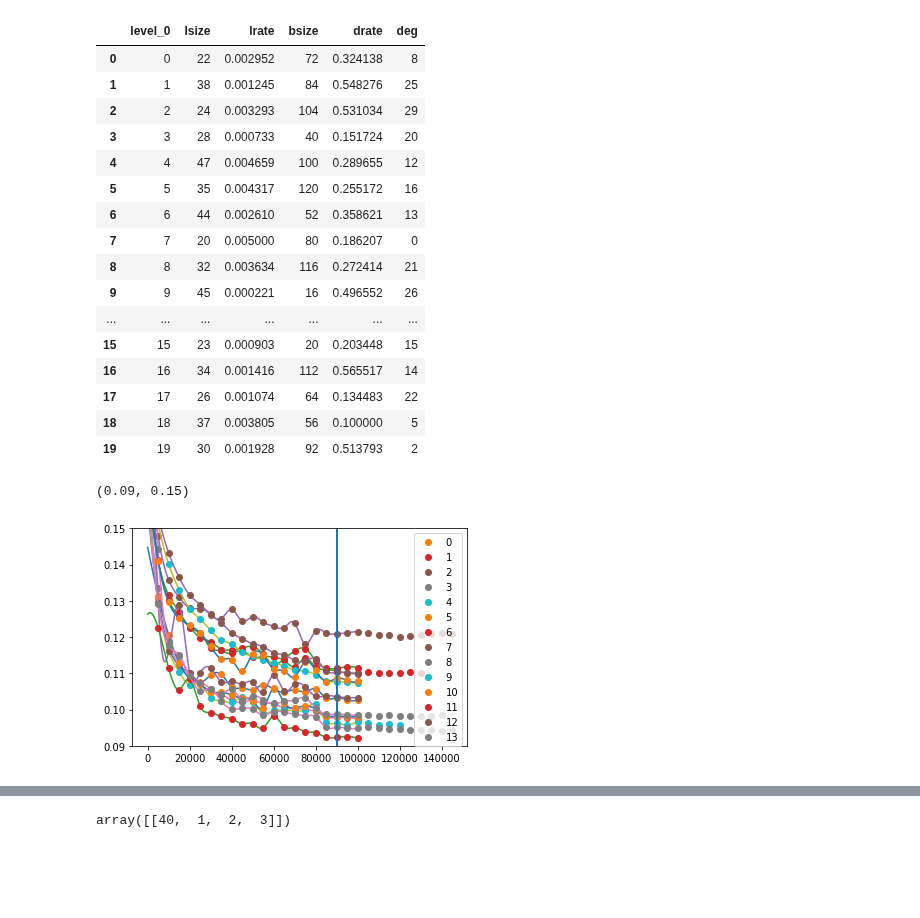
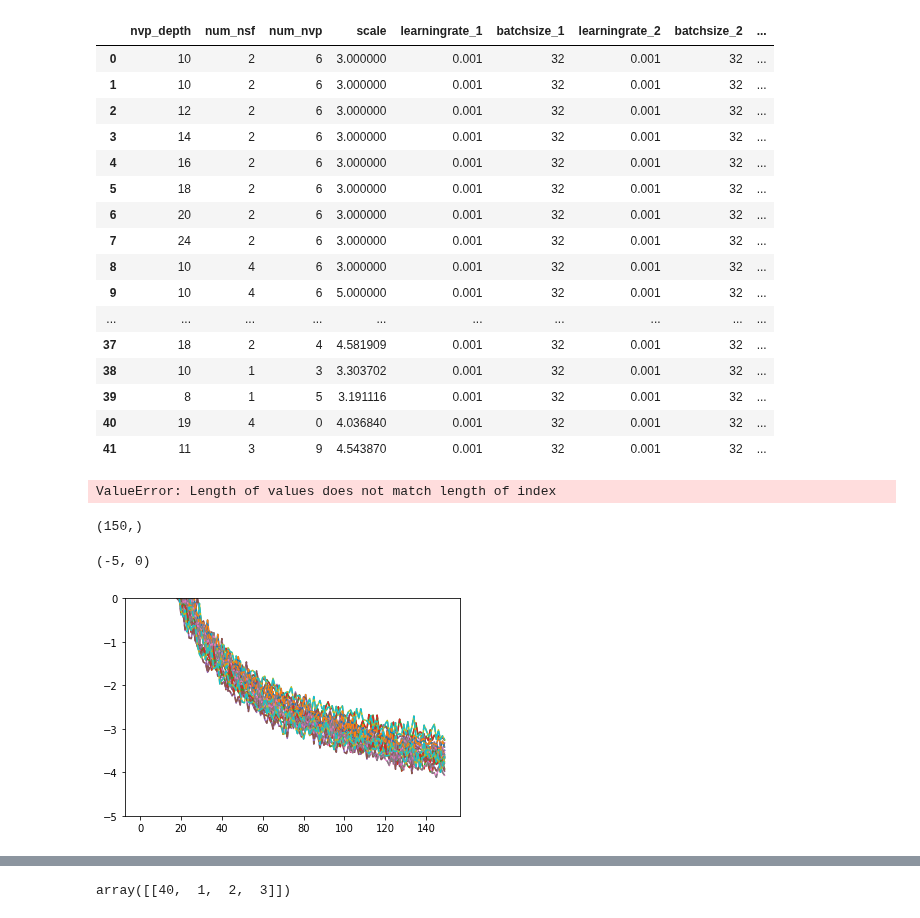
Before and after one commit to VMBoehm/PAE, a Jupyter notebook: notebooks/param_space_sampling.ipynb, the cells around one changed output, grey strips where cells are left out. Cells and saved outputs as stored; diff of their text form; code cells hidden in the pictures; blank space fills up the shorter version.

```diff
--- a/notebooks/param_space_sampling.ipynb
+++ b/notebooks/param_space_sampling.ipynb
@@ -30,49 +9,64 @@ df_sample = pd.read_csv('/global/homes/v/vboehm/codes/PAE/train_param_search/par
+# %%
+PROJECT_PATH = "../"
+PARAMS_PATH  = os.path.join(PROJECT_PATH,'params')
+# %%
+params = pickle.load(open(os.path.join(PARAMS_PATH,'parameter_search.pkl'),'rb'))
+# %%
+df_sample = pd.DataFrame.from_dict(params)
 # %%
 
 df_sample
 # %% [output]
-|  | level_0 | lsize | lrate | bsize | drate | deg |
-| 0 | 0 | 22 | 0.002952 | 72 | 0.324138 | 8 |
-| 1 | 1 | 38 | 0.001245 | 84 | 0.548276 | 25 |
-| 2 | 2 | 24 | 0.003293 | 104 | 0.531034 | 29 |
-| 3 | 3 | 28 | 0.000733 | 40 | 0.151724 | 20 |
-| 4 | 4 | 47 | 0.004659 | 100 | 0.289655 | 12 |
-| 5 | 5 | 35 | 0.004317 | 120 | 0.255172 | 16 |
-| 6 | 6 | 44 | 0.002610 | 52 | 0.358621 | 13 |
-| 7 | 7 | 20 | 0.005000 | 80 | 0.186207 | 0 |
-| 8 | 8 | 32 | 0.003634 | 116 | 0.272414 | 21 |
-| 9 | 9 | 45 | 0.000221 | 16 | 0.496552 | 26 |
-| ... | ... | ... | ... | ... | ... | ... |
-| 15 | 15 | 23 | 0.000903 | 20 | 0.203448 | 15 |
-| 16 | 16 | 34 | 0.001416 | 112 | 0.565517 | 14 |
-| 17 | 17 | 26 | 0.001074 | 64 | 0.134483 | 22 |
-| 18 | 18 | 37 | 0.003805 | 56 | 0.100000 | 5 |
-| 19 | 19 | 30 | 0.001928 | 92 | 0.513793 | 2 |
+|  | nvp_depth | num_nsf | num_nvp | scale | learningrate_1 | batchsize_1 | learningrate_2 | batchsize_2 | ... |
+| 0 | 10 | 2 | 6 | 3.000000 | 0.001 | 32 | 0.001 | 32 | ... |
+| 1 | 10 | 2 | 6 | 3.000000 | 0.001 | 32 | 0.001 | 32 | ... |
+| 2 | 12 | 2 | 6 | 3.000000 | 0.001 | 32 | 0.001 | 32 | ... |
+| 3 | 14 | 2 | 6 | 3.000000 | 0.001 | 32 | 0.001 | 32 | ... |
+| 4 | 16 | 2 | 6 | 3.000000 | 0.001 | 32 | 0.001 | 32 | ... |
+| 5 | 18 | 2 | 6 | 3.000000 | 0.001 | 32 | 0.001 | 32 | ... |
+| 6 | 20 | 2 | 6 | 3.000000 | 0.001 | 32 | 0.001 | 32 | ... |
+| 7 | 24 | 2 | 6 | 3.000000 | 0.001 | 32 | 0.001 | 32 | ... |
+| 8 | 10 | 4 | 6 | 3.000000 | 0.001 | 32 | 0.001 | 32 | ... |
+| 9 | 10 | 4 | 6 | 5.000000 | 0.001 | 32 | 0.001 | 32 | ... |
+| ... | ... | ... | ... | ... | ... | ... | ... | ... | ... |
+| 37 | 18 | 2 | 4 | 4.581909 | 0.001 | 32 | 0.001 | 32 | ... |
+| 38 | 10 | 1 | 3 | 3.303702 | 0.001 | 32 | 0.001 | 32 | ... |
+| 39 | 8 | 1 | 5 | 3.191116 | 0.001 | 32 | 0.001 | 32 | ... |
+| 40 | 19 | 4 | 0 | 4.036840 | 0.001 | 32 | 0.001 | 32 | ... |
+| 41 | 11 | 3 | 9 | 4.543870 | 0.001 | 32 | 0.001 | 32 | ... |
 # %%
 df_sample['final_err'] = np.zeros(20)
 df_sample['min_err'] = np.zeros(20)
 df_sample['final_deriv'] = np.zeros(20)
 df_sample['avg_deriv'] = np.zeros(20)
+# %% [output]
+ValueError: Length of values does not match length of index
+# %%
+df = df_sample
+# %%
+df['nvp_vloss'][19].shape
+# %% [output]
+(150,)
 # %%
 # use minimum between minimum and curent value+mean(deriv)*delta_step (delta_step=50000)?
-for ii in range(14):
-    df_1 = pd.read_csv('/global/homes/v/vboehm/codes/PAE/train_param_search/AE_sample%d.csv'%(ii+1))
-    splrep = interp.splrep(df_1['Step'], df_1['Value'])
-    num    = min(df_1['Step'].to_numpy()[-1],100000)
+for ii in range(20):
+    num    = len(df['nvp_vloss'][ii])
+    #print(num)
+    splrep = interp.splrep(np.arange(num), df['nvp_vloss'][ii])
     plt.plot(np.arange(num),interp.splev(np.arange(num),splrep))
-    plt.plot(df_1['Step'], df_1['Value'],ls='', marker='o',label='%d'%ii)
-    deriv = interp.splev(np.arange(num),splrep,der=1)
+    plt.plot(np.arange(num),df['nvp_vloss'][ii],ls='--', marker='',label='%d'%ii)
+    deriv   = interp.splev(np.arange(num),splrep,der=1)
     minimum = min(interp.splev(np.arange(num),splrep))
-    df_sample.at[ii,'final_err'] = interp.splev(np.arange(num),splrep)[num-1]
-    df_sample.at[ii,'min_err']   = minimum
+    df_sample.at[ii,'final_err']   = interp.splev(np.arange(num),splrep)[num-1]
+    df_sample.at[ii,'min_err']     = minimum
     df_sample.at[ii,'final_deriv'] = deriv[num-1]
-    df_sample.at[ii,'avg_deriv'] = np.mean(deriv[-10000::])
-    plt.axvline(num-10000)
-plt.legend(loc='upper right')
-plt.ylim(0.09,0.15)
+    df_sample.at[ii,'avg_deriv']   = np.mean(deriv[num-20:num-1])
+    #plt.axvline(num-10000)
+#plt.legend(loc='upper right')
+plt.ylim(-5,0)
 # %% [output]
-(0.09, 0.15)
+(-5, 0)
-[figure, old version]
+[figure, new version]
 # %%
 regressor = df_sample[0:14]
 # %%
```
Also changed, not shown: parts of 25 cells of this notebook, 4 other files.
